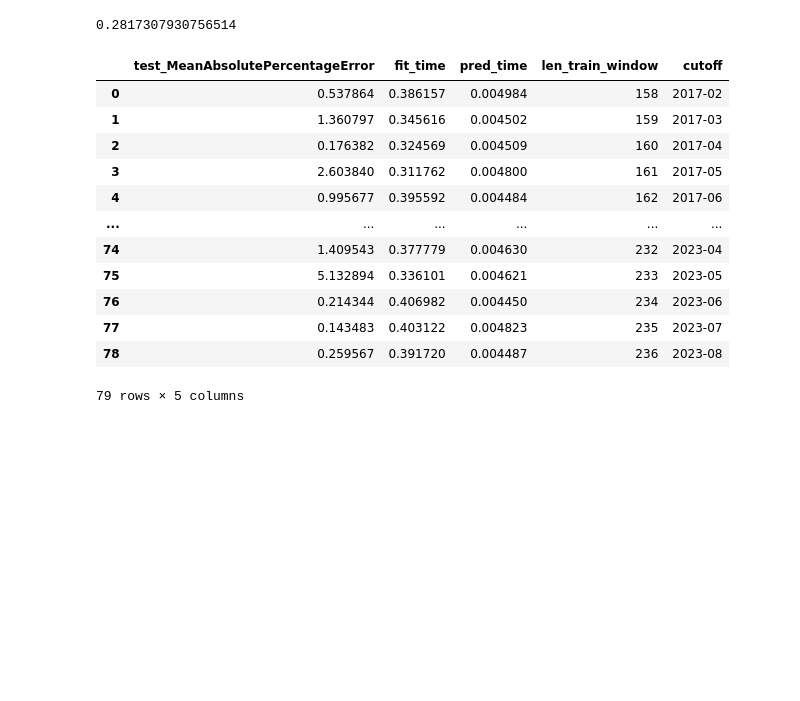
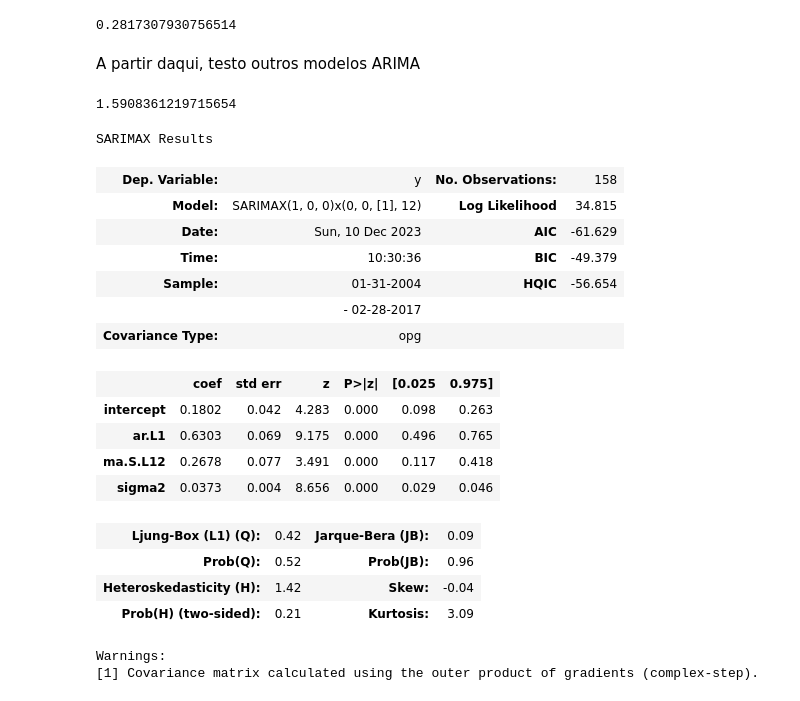
Before and after one commit to GuilhermeFrainer/tcc, a Jupyter notebook: arima_forecast.ipynb, the cells around one changed output. Saved outputs shown, nothing was run; the diff lists cells and outputs as text; code cells hidden in the pictures; blank space fills up the shorter version.

Commit message:
Remove teste de outros modelos ARIMA.

```diff
--- a/arima_forecast.ipynb
+++ b/arima_forecast.ipynb
@@ -73,16 +91,2 @@ eval_results = evaluate(forecaster, cv, y, strategy="refit")
-# %%
-eval_results
-# %% [output]
-|  | test_MeanAbsolutePercentageError | fit_time | pred_time | len_train_window | cutoff |
-| 0 | 0.537864 | 0.386157 | 0.004984 | 158 | 2017-02 |
-| 1 | 1.360797 | 0.345616 | 0.004502 | 159 | 2017-03 |
-| 2 | 0.176382 | 0.324569 | 0.004509 | 160 | 2017-04 |
-| 3 | 2.603840 | 0.311762 | 0.004800 | 161 | 2017-05 |
-| 4 | 0.995677 | 0.395592 | 0.004484 | 162 | 2017-06 |
-| ... | ... | ... | ... | ... | ... |
-| 74 | 1.409543 | 0.377779 | 0.004630 | 232 | 2023-04 |
-| 75 | 5.132894 | 0.336101 | 0.004621 | 233 | 2023-05 |
-| 76 | 0.214344 | 0.406982 | 0.004450 | 234 | 2023-06 |
-| 77 | 0.143483 | 0.403122 | 0.004823 | 235 | 2023-07 |
-| 78 | 0.259567 | 0.391720 | 0.004487 | 236 | 2023-08 |
-79 rows × 5 columns
+# %% [markdown]
+A partir daqui, testo outros modelos ARIMA
@@ -88,0 +95,26 @@ eval_results
+# %%
+mape(y_test, y_pred)
+# %% [output]
+1.5908361219715654
+# %%
+forecaster.summary()
+# %% [output]
+SARIMAX Results
+| Dep. Variable: | y | No. Observations: | 158 |
+| Model: | SARIMAX(1, 0, 0)x(0, 0, [1], 12) | Log Likelihood | 34.815 |
+| Date: | Sun, 10 Dec 2023 | AIC | -61.629 |
+| Time: | 10:30:36 | BIC | -49.379 |
+| Sample: | 01-31-2004 | HQIC | -56.654 |
+|  | - 02-28-2017 |  |  |
+| Covariance Type: | opg |  |  |
+|  | coef | std err | z | P>|z| | [0.025 | 0.975] |
+| intercept | 0.1802 | 0.042 | 4.283 | 0.000 | 0.098 | 0.263 |
+| ar.L1 | 0.6303 | 0.069 | 9.175 | 0.000 | 0.496 | 0.765 |
+| ma.S.L12 | 0.2678 | 0.077 | 3.491 | 0.000 | 0.117 | 0.418 |
+| sigma2 | 0.0373 | 0.004 | 8.656 | 0.000 | 0.029 | 0.046 |
+| Ljung-Box (L1) (Q): | 0.42 | Jarque-Bera (JB): | 0.09 |
+| Prob(Q): | 0.52 | Prob(JB): | 0.96 |
+| Heteroskedasticity (H): | 1.42 | Skew: | -0.04 |
+| Prob(H) (two-sided): | 0.21 | Kurtosis: | 3.09 |
+Warnings:
+[1] Covariance matrix calculated using the outer product of gradients (complex-step).
```
Also changed, not shown: parts of 9 cells of this notebook.
